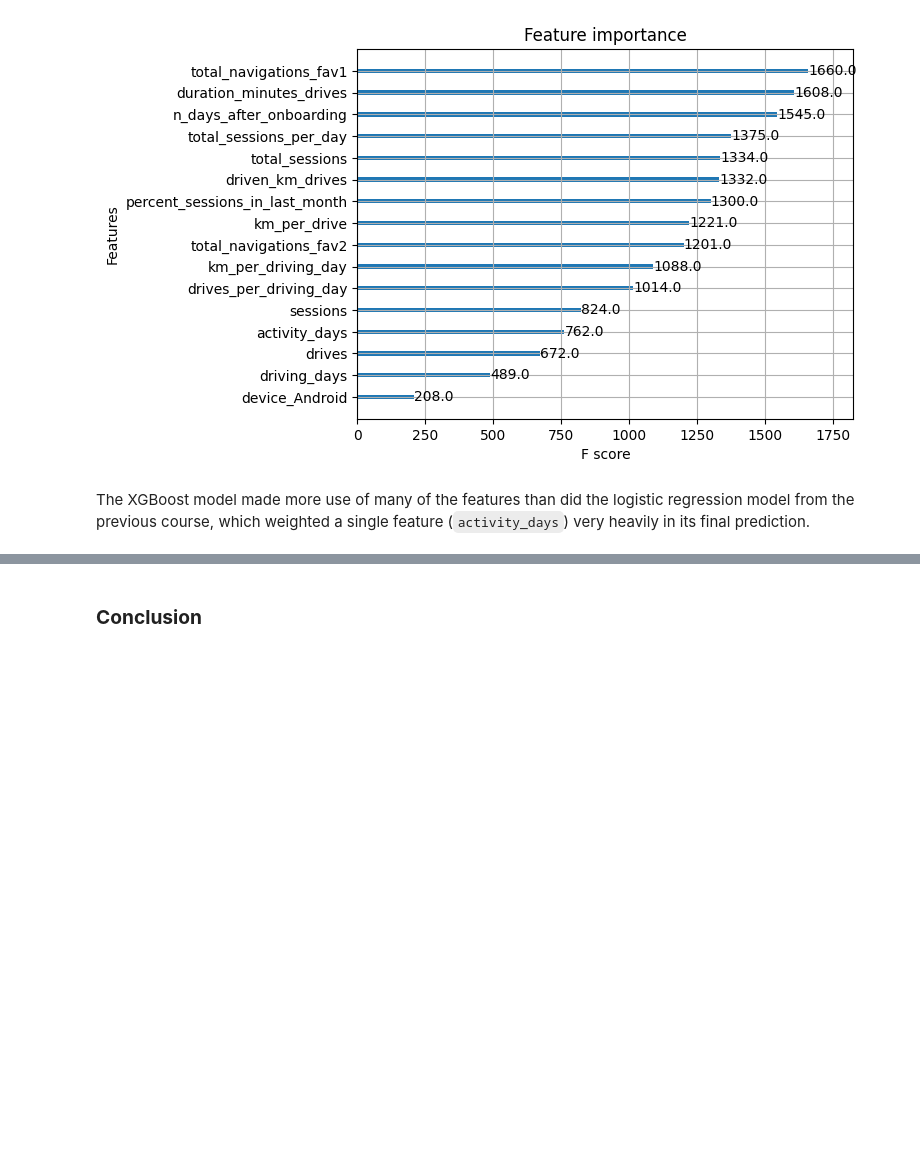
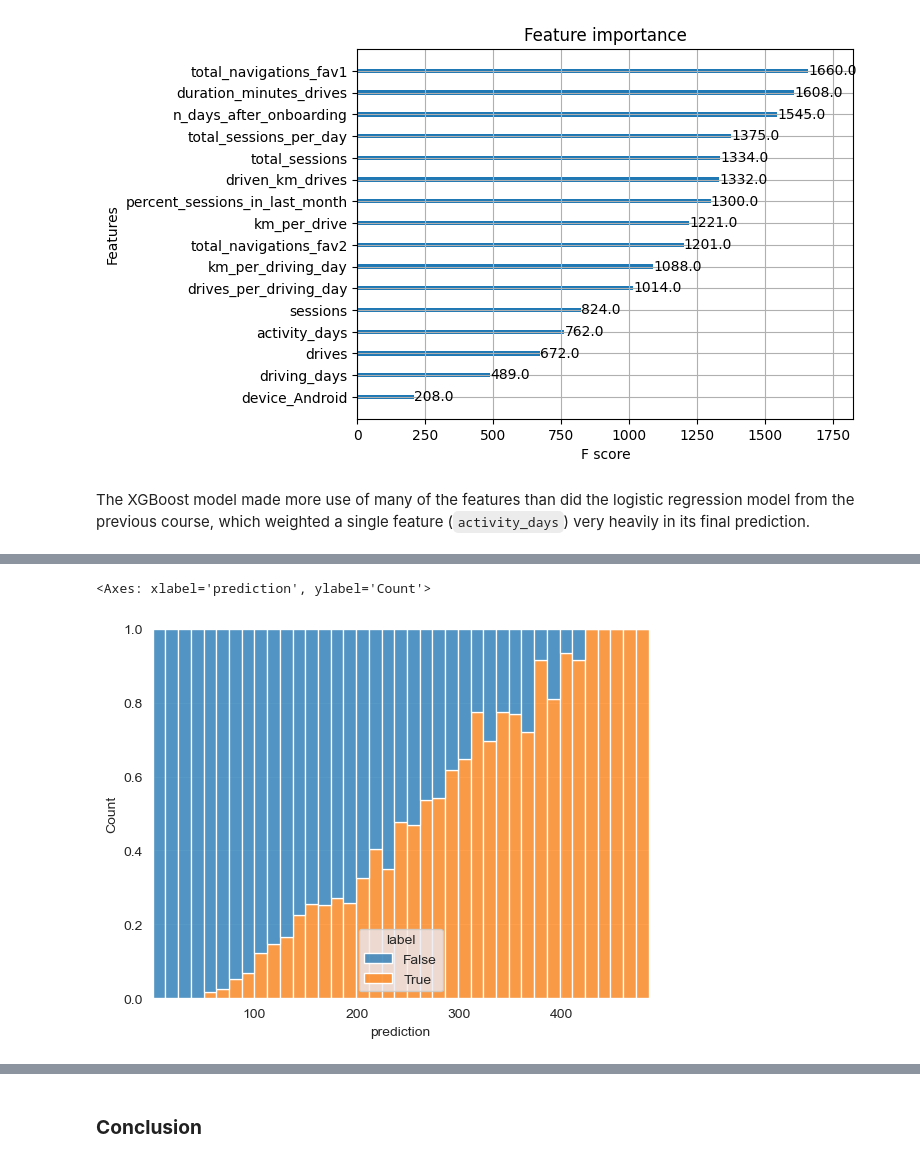
Before and after one commit to point-de-vyu/data-analytics-projects, a Jupyter notebook: Waze_predicting_user_churn/4. Tree-based_models.ipynb, the cells around one changed output, grey strips where cells are left out. Saved outputs shown, nothing was run; the diff lists cells and outputs as text; code cells hidden in the pictures; blank space fills up the shorter version.

```diff
--- a/Waze_predicting_user_churn/4. Tree-based_models.ipynb
+++ b/Waze_predicting_user_churn/4. Tree-based_models.ipynb
@@ -317,0 +360,7 @@ The XGBoost model made more use of many of the features than did the logistic re
+# %%
+prediction = rsf.predict(X_train)
+result_df = pd.DataFrame({'event_time':y_train['time'],'prediction':prediction,'label':y_train['event']})
+sns.histplot(result_df, hue='label',x='prediction',multiple='fill')
+# %% [output]
+<Axes: xlabel='prediction', ylabel='Count'>
+[figure, added]
```
Also changed, not shown: parts of 43 cells of this notebook.
